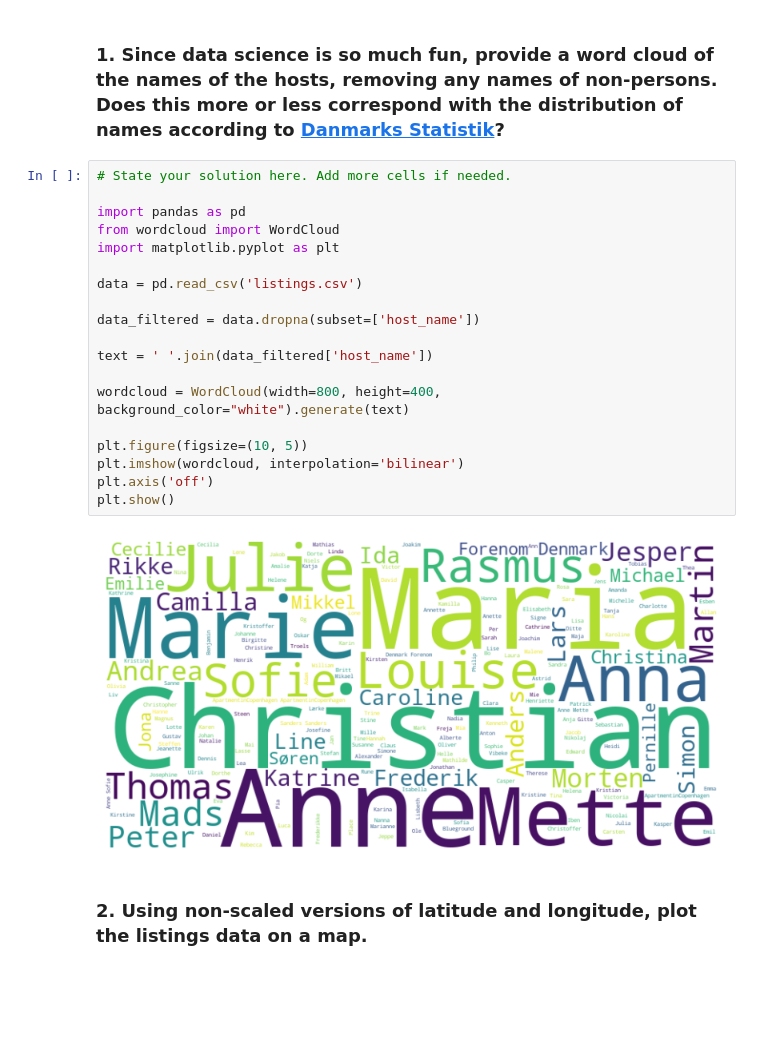
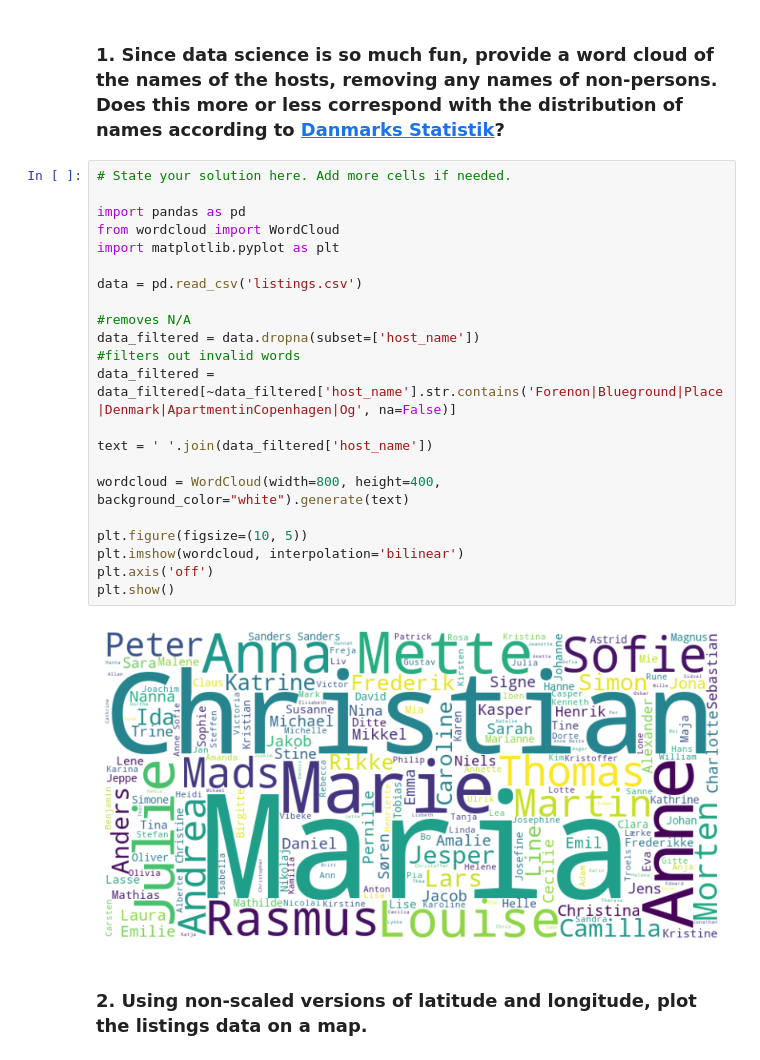
Before and after one commit to kkristiansd/MAL1handin, a Jupyter notebook: 1. Getting started - Copenhagen Airbnb (1).ipynb, the cells around one changed output. Cells and saved outputs as stored; diff of their text form; blank space fills up the shorter version.

```diff
--- a/1. Getting started - Copenhagen Airbnb (1).ipynb
+++ b/1. Getting started - Copenhagen Airbnb (1).ipynb
@@ -109,23 +109,26 @@ plt.show()
 # %%
 # State your solution here. Add more cells if needed.
 
 import pandas as pd
 from wordcloud import WordCloud
 import matplotlib.pyplot as plt
 
 data = pd.read_csv('listings.csv')
 
+#removes N/A
 data_filtered = data.dropna(subset=['host_name'])
+#filters out invalid words
+data_filtered = data_filtered[~data_filtered['host_name'].str.contains('Forenon|Blueground|Place|Denmark|ApartmentinCopenhagen|Og', na=False)]
 
 text = ' '.join(data_filtered['host_name'])
 
 wordcloud = WordCloud(width=800, height=400, background_color="white").generate(text)
 
 plt.figure(figsize=(10, 5))
 plt.imshow(wordcloud, interpolation='bilinear')
 plt.axis('off')
 plt.show()
 # %% [output]
-[figure, old version]
+[figure, new version]
 # %% [markdown]
 ### 2. Using non-scaled versions of latitude and longitude, plot the listings data on a map.
```
Also changed, not shown: parts of 3 cells of this notebook.
